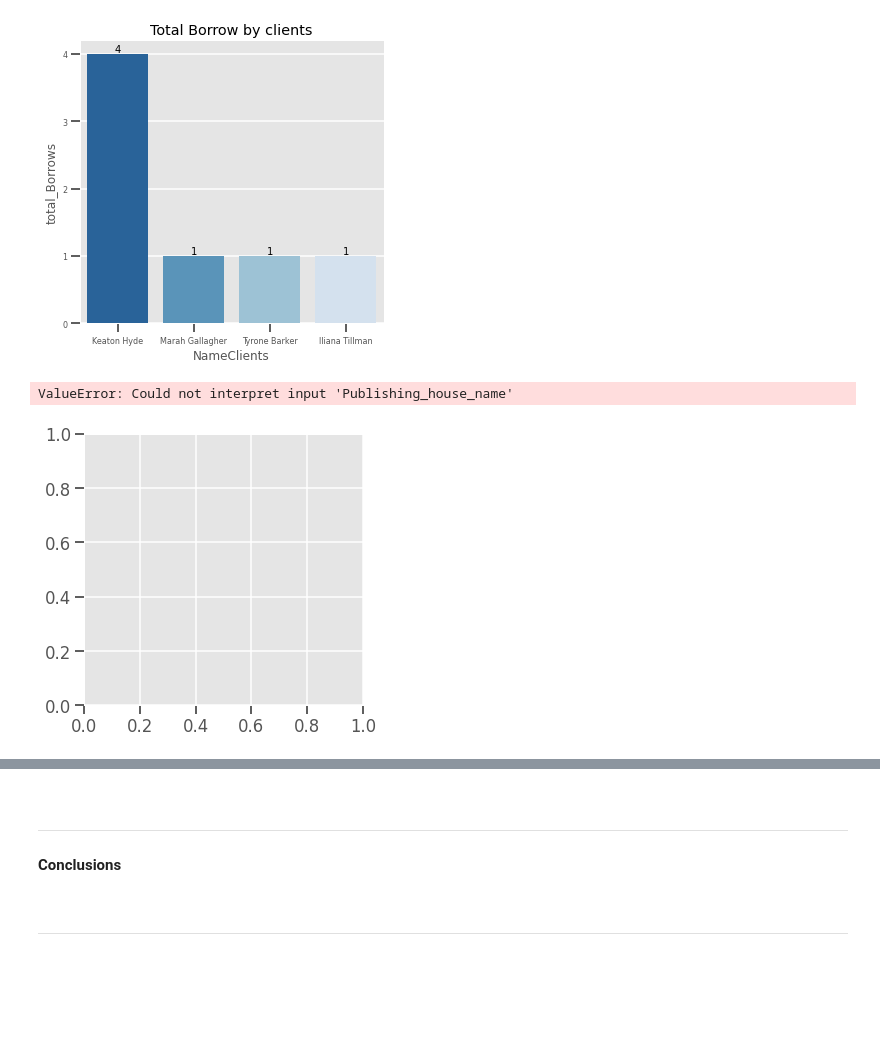
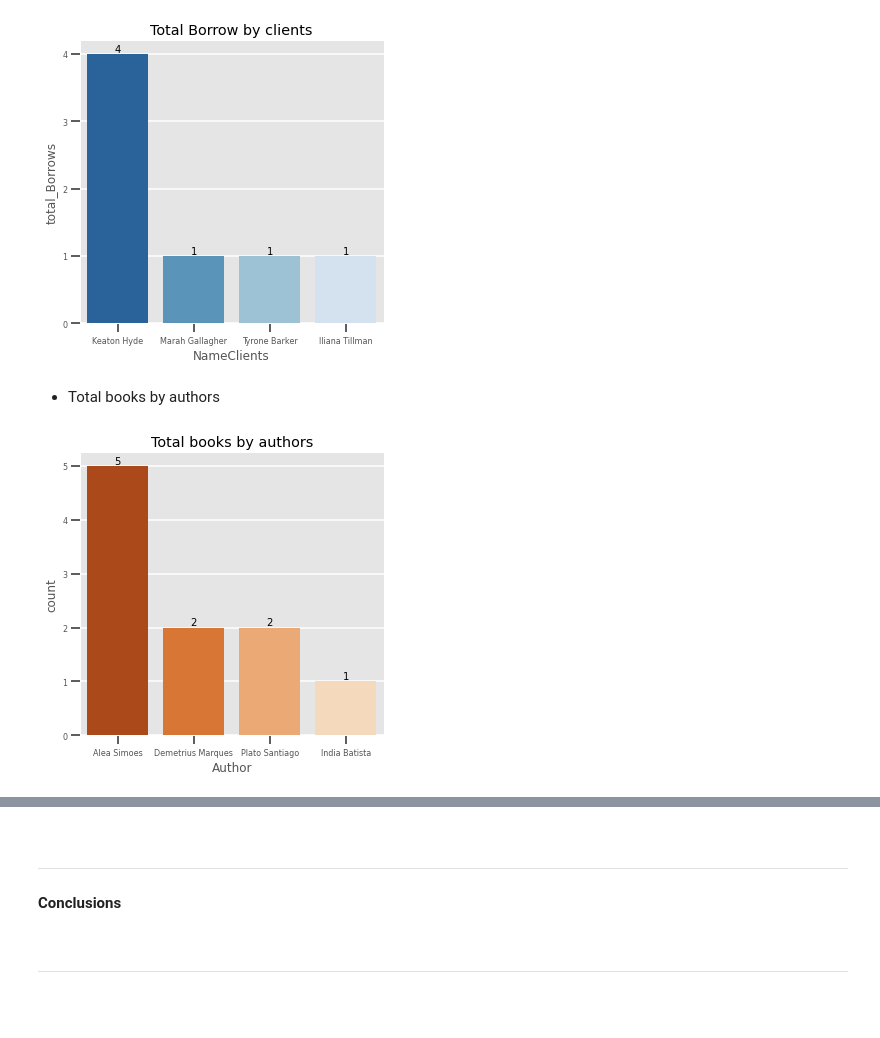
Before and after one commit to Pevicsanch/db_mySQL, a Jupyter notebook: s12_02_db_mysql.ipynb, the cells around one changed output, grey strips where cells are left out. Cells and saved outputs as stored; diff of their text form; code cells hidden in the pictures; blank space fills up the shorter version.

Commit message:
adding plots to the nootebook

```diff
--- a/s12_02_db_mysql.ipynb
+++ b/s12_02_db_mysql.ipynb
@@ -414,19 +415,18 @@ plt.tight_layout()
 plt.show()
 # %% [output]
 [figure]
+# %% [markdown]
++ Total books by authors
 # %%
-books.Publishing_house_name.value_counts()
-
 sns.set_context("talk")
 plt.style.use('ggplot')
 fig, ax = plt.subplots(figsize =(5,5))
-sns.barplot(x="Publishing_house_name",y="value_counts", data=books.Publishing_house_name.value_counts(), palette="Blues_r")
+sns.countplot(x="Author" ,data=books, palette="Oranges_r")
 ax.bar_label(ax.containers[0])
-plt.title("Total Borrow by clients")
+plt.title("Total books by authors")
 plt.xticks(fontsize=8)
 plt.yticks(fontsize=8)
 plt.tight_layout()
 plt.show()
 # %% [output]
-ValueError: Could not interpret input 'Publishing_house_name'
-[figure, old version]
+[figure, new version]
```
Also changed, not shown: parts of 5 cells of this notebook.
